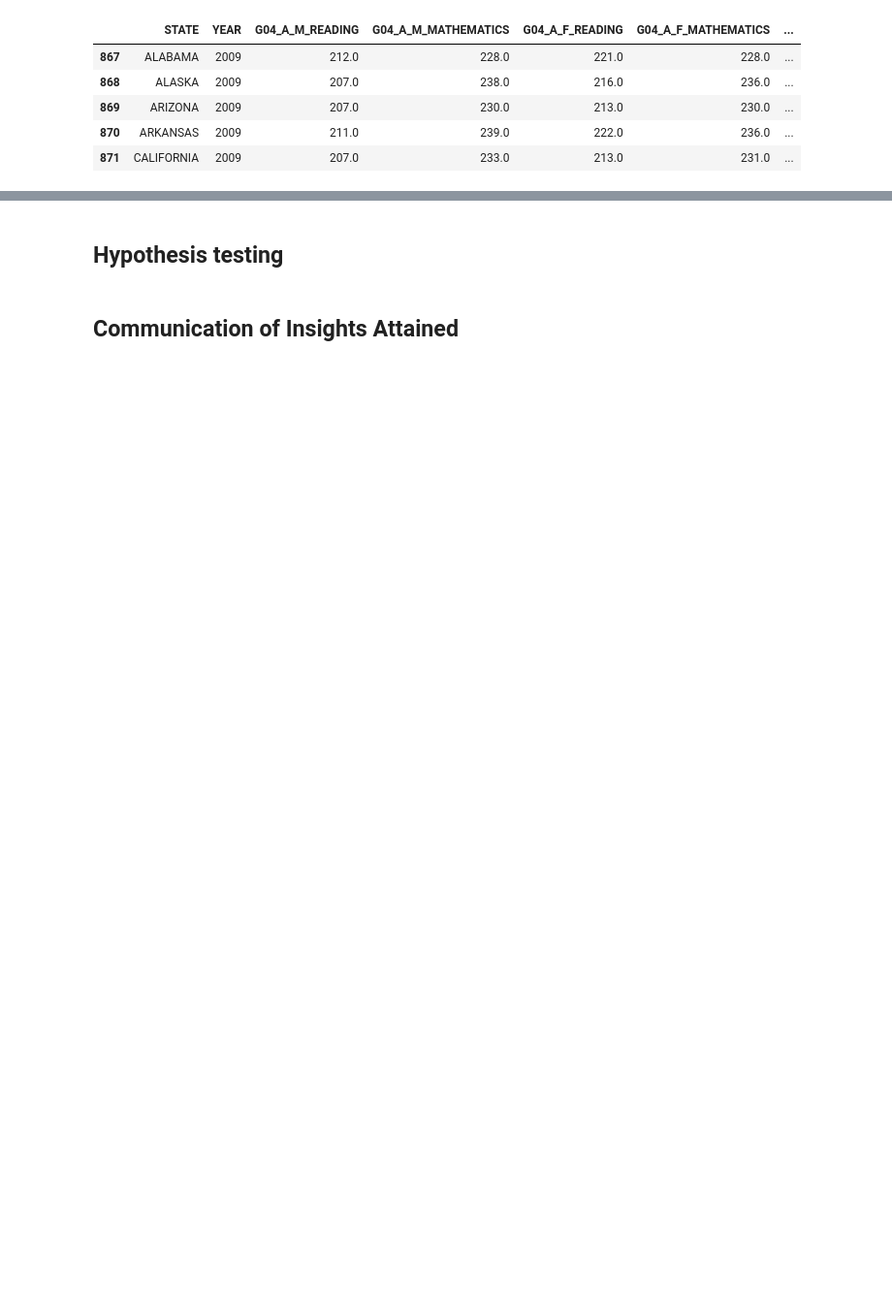
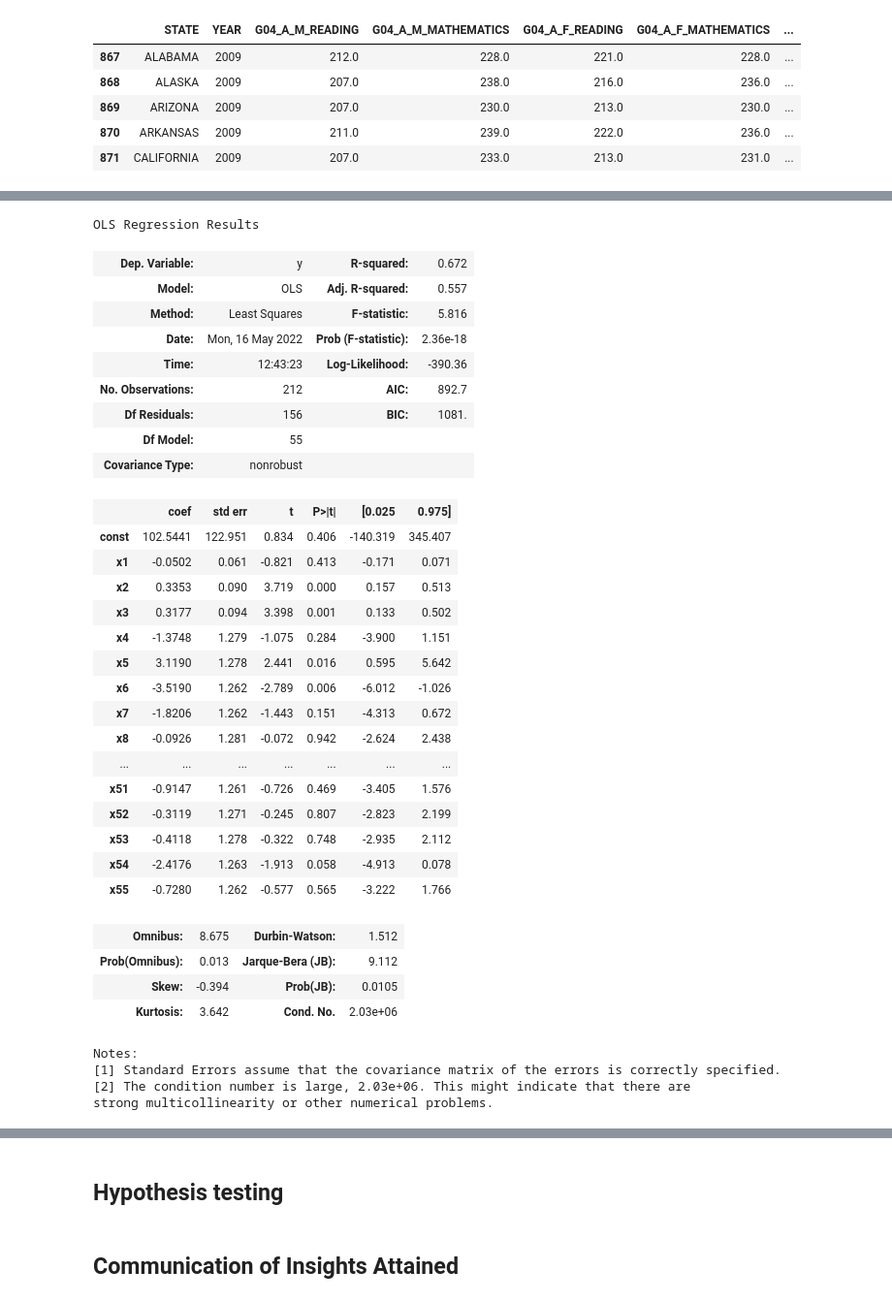
Before and after one commit to mariakeerthi/mariakeerthi.github.io, a Jupyter notebook: final_project.ipynb, the cells around one changed output, grey strips where cells are left out. Shown: that part at 97% size. Drawn from its saved outputs; the diff is of its cells as text; code cells hidden in the pictures; blank space fills up the shorter version.

```diff
--- a/final_project.ipynb
+++ b/final_project.ipynb
@@ -409,0 +602,39 @@ from sklearn.linear_model import LinearRegression
+# %%
+# create statsmodel for math data male
+p_math_M = sm.OLS(train_data['MATHEMATICS_GROWTH_M'].tolist(), sm.add_constant(X_math_M)).fit()
+p_math_M.summary()
+# %% [output]
+OLS Regression Results
+| Dep. Variable: | y | R-squared: | 0.672 |
+| Model: | OLS | Adj. R-squared: | 0.557 |
+| Method: | Least Squares | F-statistic: | 5.816 |
+| Date: | Mon, 16 May 2022 | Prob (F-statistic): | 2.36e-18 |
+| Time: | 12:43:23 | Log-Likelihood: | -390.36 |
+| No. Observations: | 212 | AIC: | 892.7 |
+| Df Residuals: | 156 | BIC: | 1081. |
+| Df Model: | 55 |  |  |
+| Covariance Type: | nonrobust |  |  |
+|  | coef | std err | t | P>|t| | [0.025 | 0.975] |
+| const | 102.5441 | 122.951 | 0.834 | 0.406 | -140.319 | 345.407 |
+| x1 | -0.0502 | 0.061 | -0.821 | 0.413 | -0.171 | 0.071 |
+| x2 | 0.3353 | 0.090 | 3.719 | 0.000 | 0.157 | 0.513 |
+| x3 | 0.3177 | 0.094 | 3.398 | 0.001 | 0.133 | 0.502 |
+| x4 | -1.3748 | 1.279 | -1.075 | 0.284 | -3.900 | 1.151 |
+| x5 | 3.1190 | 1.278 | 2.441 | 0.016 | 0.595 | 5.642 |
+| x6 | -3.5190 | 1.262 | -2.789 | 0.006 | -6.012 | -1.026 |
+| x7 | -1.8206 | 1.262 | -1.443 | 0.151 | -4.313 | 0.672 |
+| x8 | -0.0926 | 1.281 | -0.072 | 0.942 | -2.624 | 2.438 |
+| ... | ... | ... | ... | ... | ... | ... |
+| x51 | -0.9147 | 1.261 | -0.726 | 0.469 | -3.405 | 1.576 |
+| x52 | -0.3119 | 1.271 | -0.245 | 0.807 | -2.823 | 2.199 |
+| x53 | -0.4118 | 1.278 | -0.322 | 0.748 | -2.935 | 2.112 |
+| x54 | -2.4176 | 1.263 | -1.913 | 0.058 | -4.913 | 0.078 |
+| x55 | -0.7280 | 1.262 | -0.577 | 0.565 | -3.222 | 1.766 |
+| Omnibus: | 8.675 | Durbin-Watson: | 1.512 |
+| Prob(Omnibus): | 0.013 | Jarque-Bera (JB): | 9.112 |
+| Skew: | -0.394 | Prob(JB): | 0.0105 |
+| Kurtosis: | 3.642 | Cond. No. | 2.03e+06 |
+Notes:
+[1] Standard Errors assume that the covariance matrix of the errors is correctly specified.
+[2] The condition number is large, 2.03e+06. This might indicate that there are
+strong multicollinearity or other numerical problems.
```
Also changed, not shown: parts of 31 cells of this notebook.
